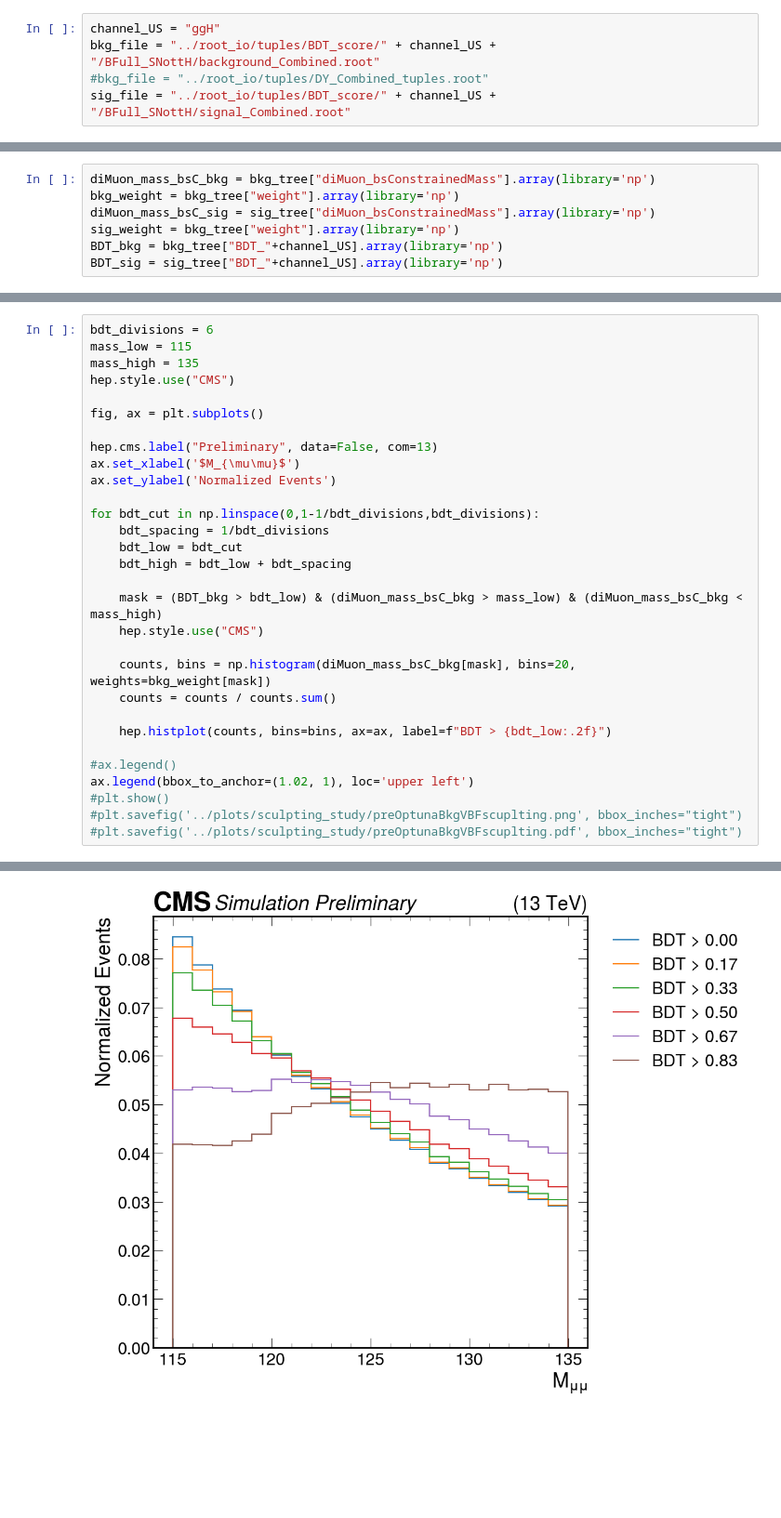
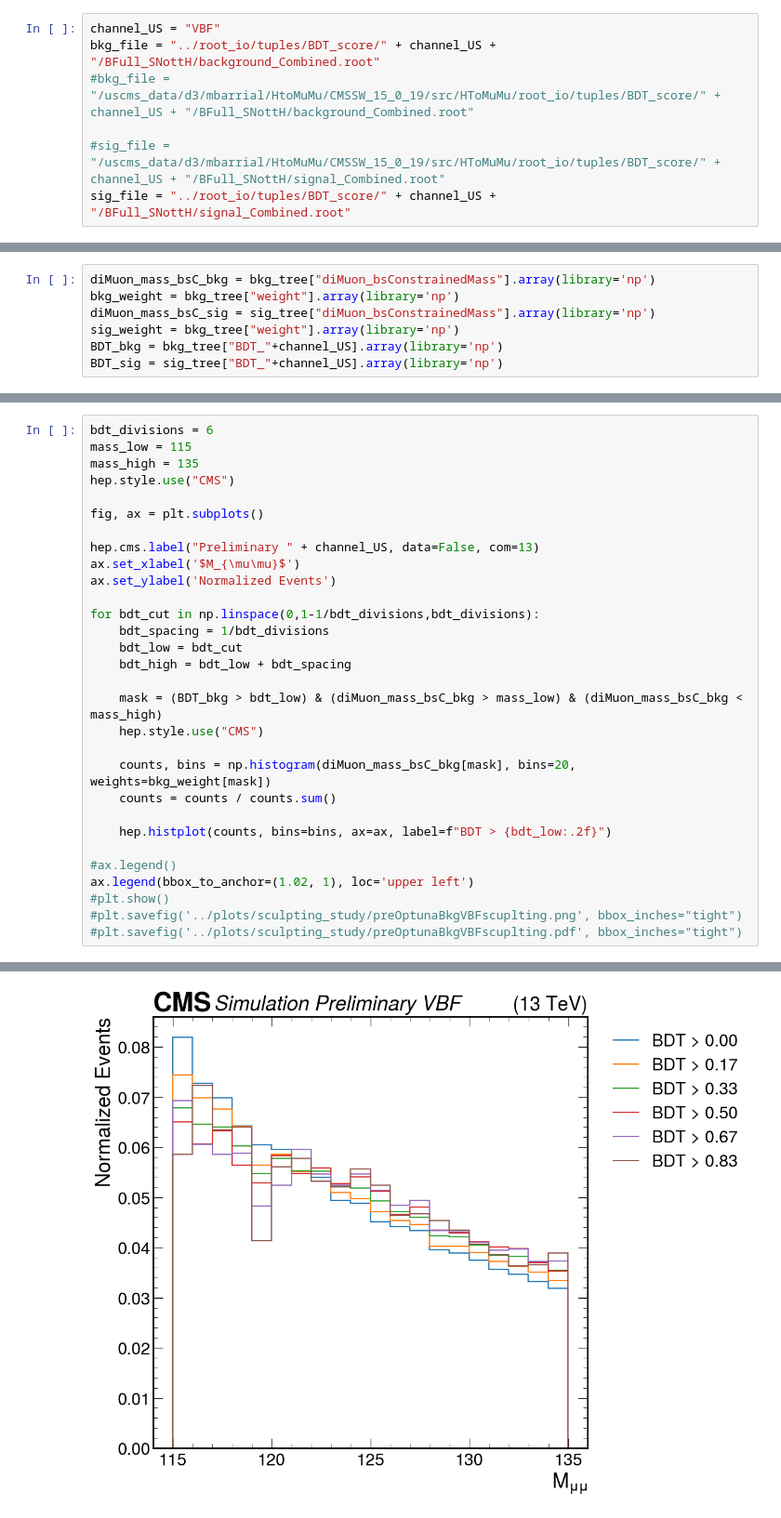
Before and after one commit to LPC-HH/HToMuMu, a Jupyter notebook: plot_macros/SculptingStudy.ipynb, the cells around one changed output, grey strips where cells are left out. Shown at 93% size. Cells and saved outputs as stored; diff of their text form; blank space fills up the shorter version.

Commit message:
updating Sculpting plots to be more general

```diff
--- a/plot_macros/SculptingStudy.ipynb
+++ b/plot_macros/SculptingStudy.ipynb
@@ -9,9 +9,11 @@ from utils.labels import (
     luminosity
 )
 # %%
-channel_US = "ggH"
+channel_US = "VBF"
 bkg_file = "../root_io/tuples/BDT_score/" + channel_US + "/BFull_SNottH/background_Combined.root"
-#bkg_file = "../root_io/tuples/DY_Combined_tuples.root"
+#bkg_file = "/uscms_data/d3/mbarrial/HtoMuMu/CMSSW_15_0_19/src/HToMuMu/root_io/tuples/BDT_score/" + channel_US + "/BFull_SNottH/background_Combined.root"
+
+#sig_file = "/uscms_data/d3/mbarrial/HtoMuMu/CMSSW_15_0_19/src/HToMuMu/root_io/tuples/BDT_score/" + channel_US + "/BFull_SNottH/signal_Combined.root"
 sig_file = "../root_io/tuples/BDT_score/" + channel_US + "/BFull_SNottH/signal_Combined.root"
 # %%
 with ur.open(sig_file+":tree_output") as file:
@@ -48,32 +50,32 @@ ax.legend()
 bdt_divisions = 6
 mass_low = 115
 mass_high = 135
 hep.style.use("CMS")
 
 fig, ax = plt.subplots()
 
-hep.cms.label("Preliminary", data=False, com=13)
+hep.cms.label("Preliminary " + channel_US, data=False, com=13)
 ax.set_xlabel('$M_{\mu\mu}$')
 ax.set_ylabel('Normalized Events')
 
 for bdt_cut in np.linspace(0,1-1/bdt_divisions,bdt_divisions):
     bdt_spacing = 1/bdt_divisions
     bdt_low = bdt_cut
     bdt_high = bdt_low + bdt_spacing
 
     mask = (BDT_bkg > bdt_low) & (diMuon_mass_bsC_bkg > mass_low) & (diMuon_mass_bsC_bkg < mass_high)
     hep.style.use("CMS")
 
     counts, bins = np.histogram(diMuon_mass_bsC_bkg[mask], bins=20, weights=bkg_weight[mask])
     counts = counts / counts.sum()
 
     hep.histplot(counts, bins=bins, ax=ax, label=f"BDT > {bdt_low:.2f}")
 
 #ax.legend()
 ax.legend(bbox_to_anchor=(1.02, 1), loc='upper left')
 #plt.show()
 #plt.savefig('../plots/sculpting_study/preOptunaBkgVBFscuplting.png', bbox_inches="tight")
 #plt.savefig('../plots/sculpting_study/preOptunaBkgVBFscuplting.pdf', bbox_inches="tight")
 # %% [output]
 <matplotlib.legend.Legend at 0x...>
-[figure, old version]
+[figure, new version]
```
Also changed, not shown: parts of 1 cell of this notebook.
